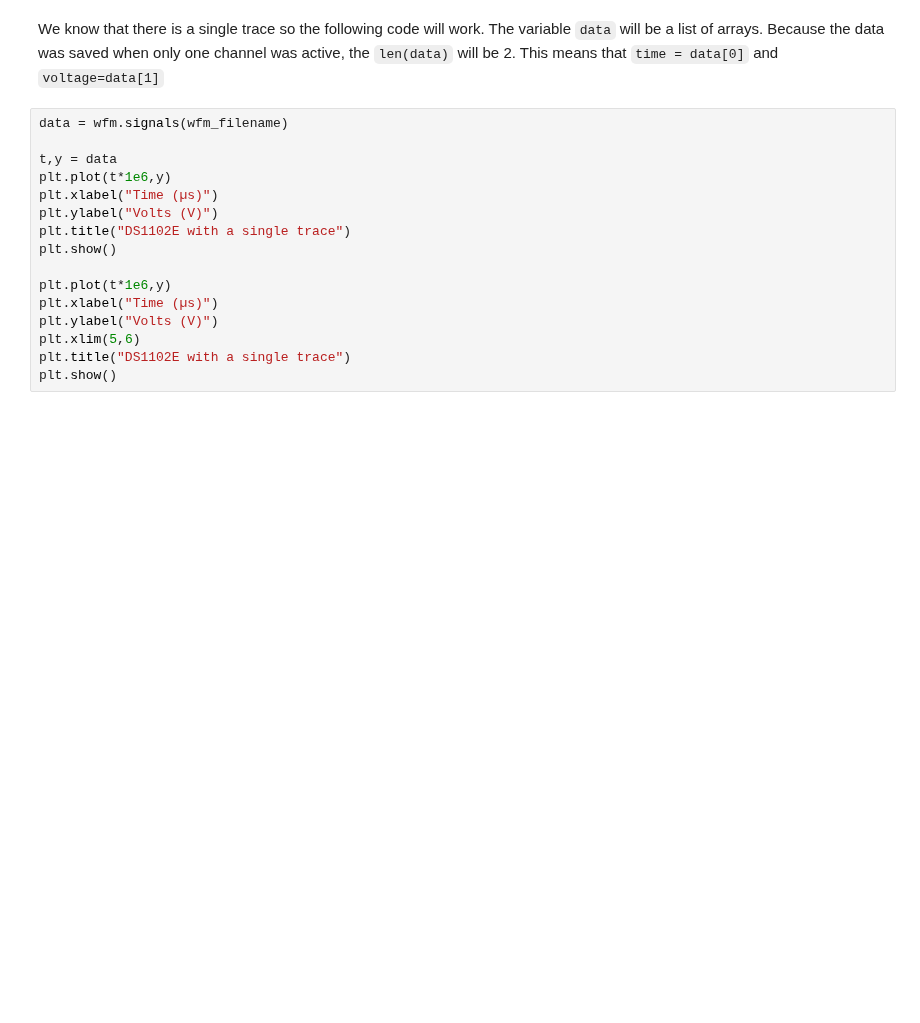
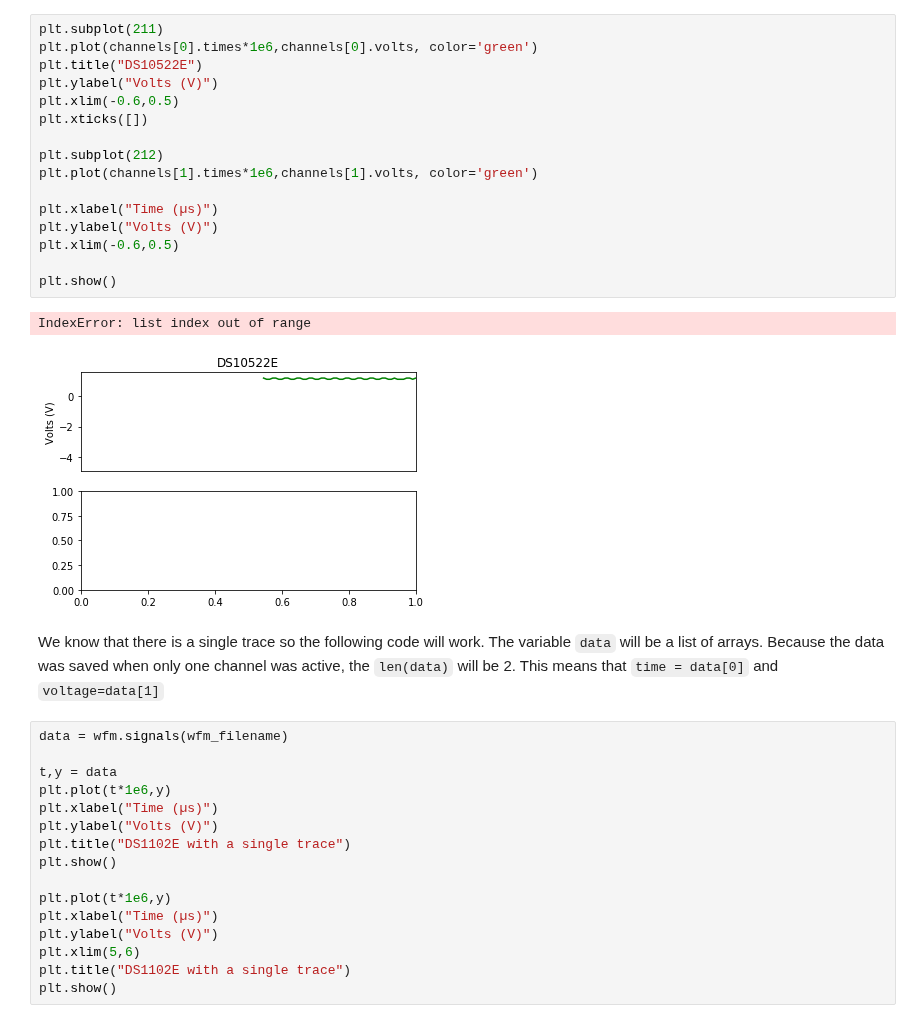
Before and after one commit to scottprahl/RigolWFM, a Jupyter notebook: doc/1-DS1000E-Waveforms.ipynb, the cells around one changed output. Cells and saved outputs as stored; diff of their text form; blank space fills up the shorter version.

```diff
--- a/doc/1-DS1000E-Waveforms.ipynb
+++ b/doc/1-DS1000E-Waveforms.ipynb
@@ -63,3 +129,22 @@ Edge direction           : RISE
+# %%
+plt.subplot(211)
+plt.plot(channels[0].times*1e6,channels[0].volts, color='green')
+plt.title("DS10522E")
+plt.ylabel("Volts (V)")
+plt.xlim(-0.6,0.5)
+plt.xticks([])
+
+plt.subplot(212)
+plt.plot(channels[1].times*1e6,channels[1].volts, color='green')
+
+plt.xlabel("Time (µs)")
+plt.ylabel("Volts (V)")
+plt.xlim(-0.6,0.5)
+
+plt.show()
+# %% [output]
+IndexError: list index out of range
+[figure, added]
 # %% [markdown]
 We know that there is a single trace so the following code will work.  The variable `data` will be a list of arrays. Because the data was saved when only one channel was active, the `len(data)` will be 2.  This means that `time = data[0]` and `voltage=data[1]`
 # %%
```
Also changed, not shown: parts of 17 cells of this notebook, 3 other files.
